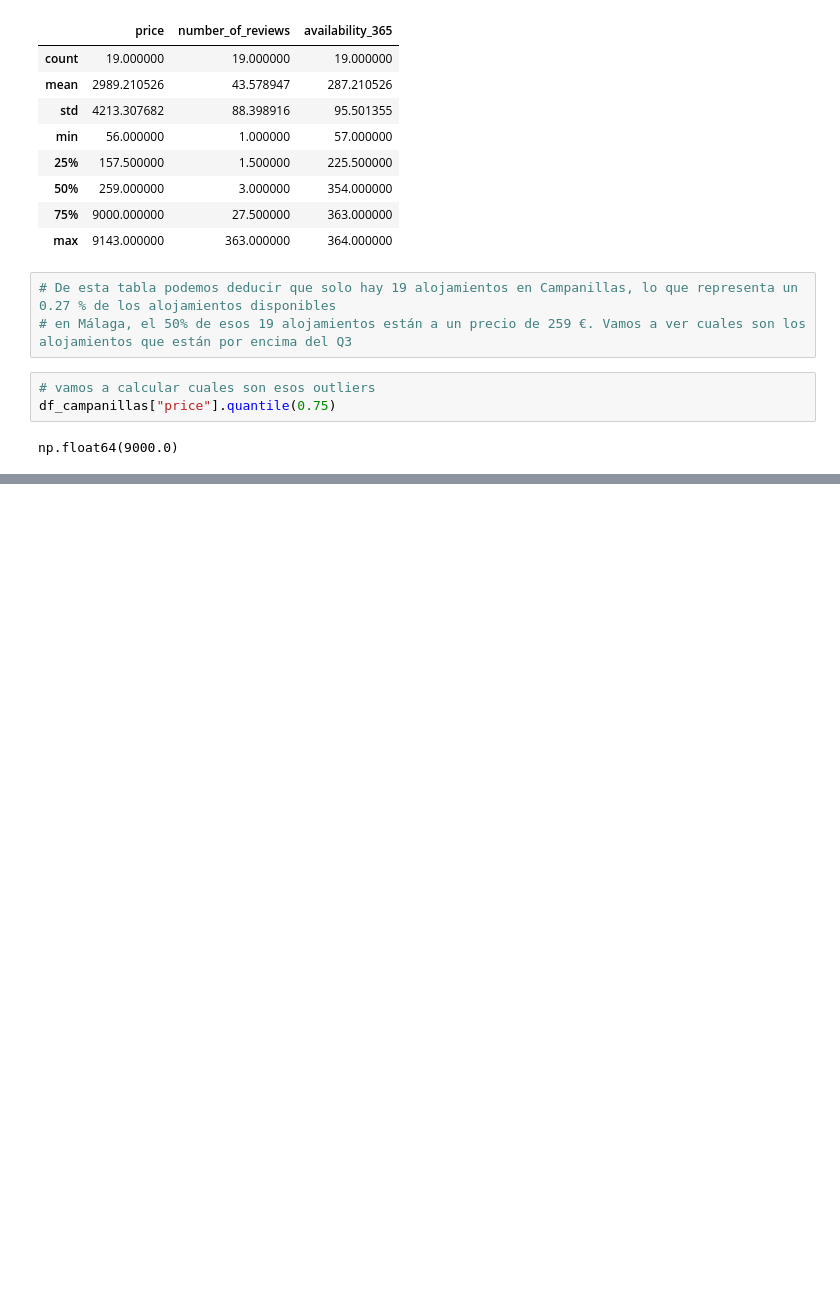
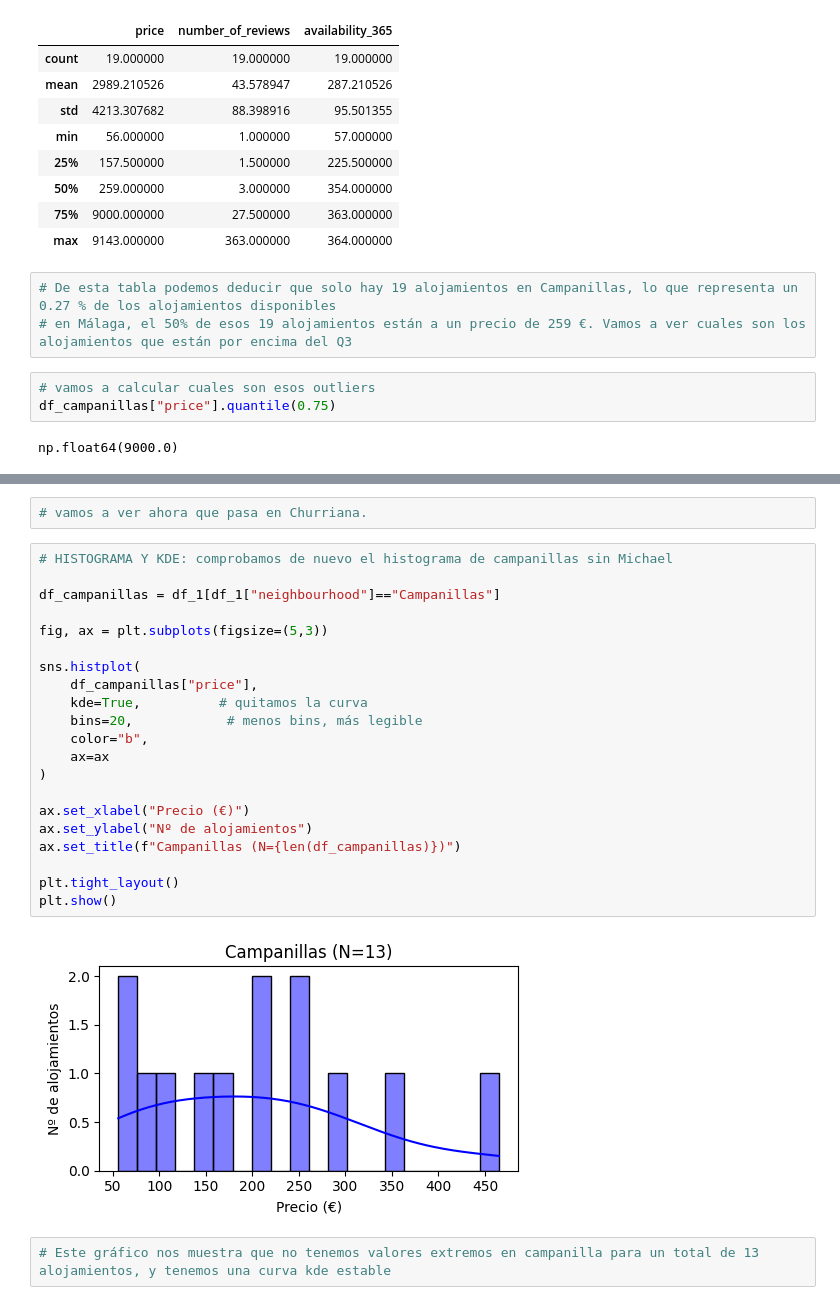
Before and after one commit to MHHsim/Proyect-Break-I, a Jupyter notebook: Pendiente/Hipotesis_1.ipynb, the cells around one changed output, grey strips where cells are left out. Cells and saved outputs as stored; diff of their text form; blank space fills up the shorter version.

```diff
--- a/Pendiente/Hipotesis_1.ipynb
+++ b/Pendiente/Hipotesis_1.ipynb
@@ -201,0 +261,27 @@ sns.boxplot(data=df, x="room_type", y="availability_365");
+# %%
+# vamos a ver ahora que pasa en Churriana.
+# %%
+# HISTOGRAMA Y KDE: comprobamos de nuevo el histograma de campanillas sin Michael
+
+df_campanillas = df_1[df_1["neighbourhood"]=="Campanillas"]
+
+fig, ax = plt.subplots(figsize=(5,3))
+
+sns.histplot(
+    df_campanillas["price"],
+    kde=True,          # quitamos la curva
+    bins=20,            # menos bins, más legible
+    color="b",
+    ax=ax
+)
+
+ax.set_xlabel("Precio (€)")
+ax.set_ylabel("Nº de alojamientos")
+ax.set_title(f"Campanillas (N={len(df_campanillas)})")
+
+plt.tight_layout()
+plt.show()
+# %% [output]
+[figure, added]
+# %%
+# Este gráfico nos muestra que no tenemos valores extremos en campanilla para un total de 13 alojamientos, y tenemos una curva kde estable
```
Also changed, not shown: parts of 51 cells of this notebook, 1 other file.
